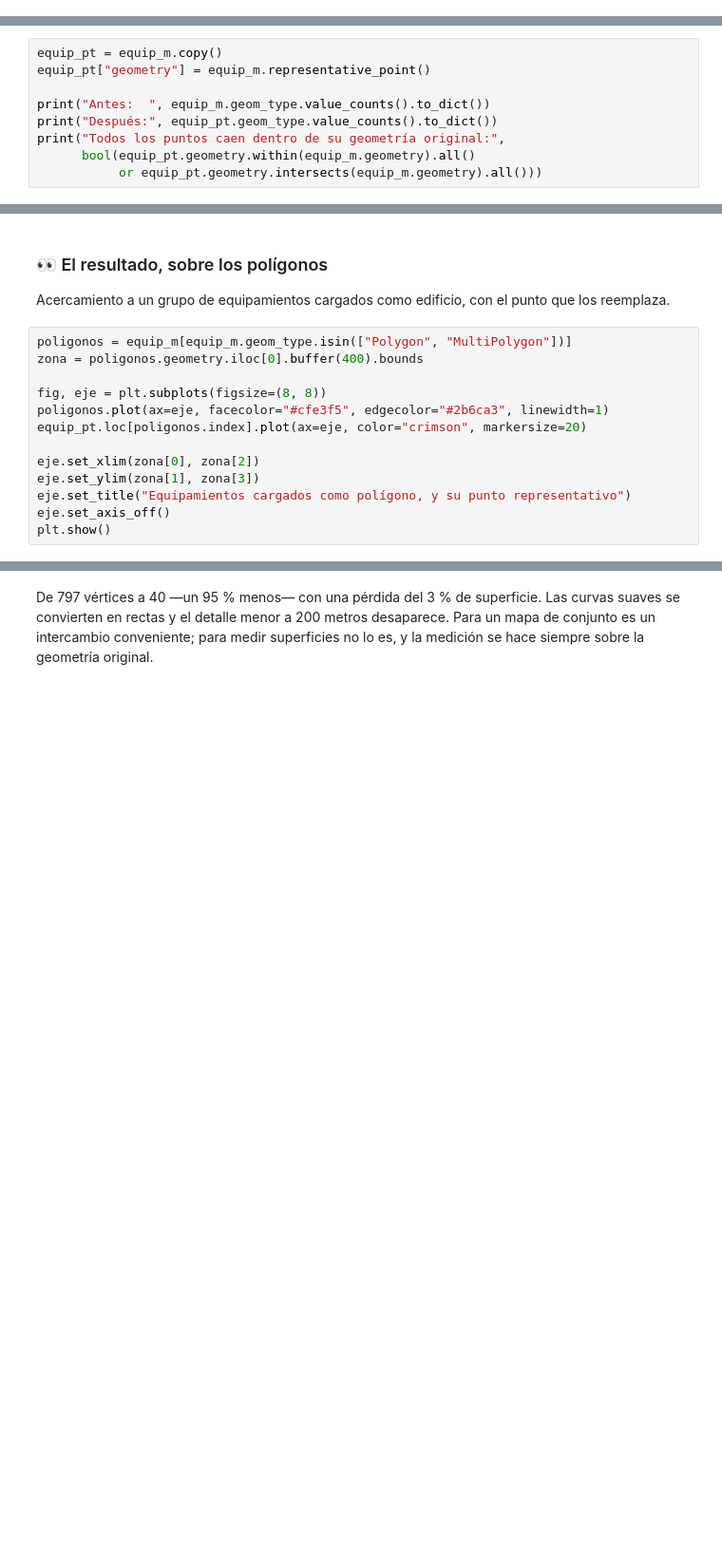
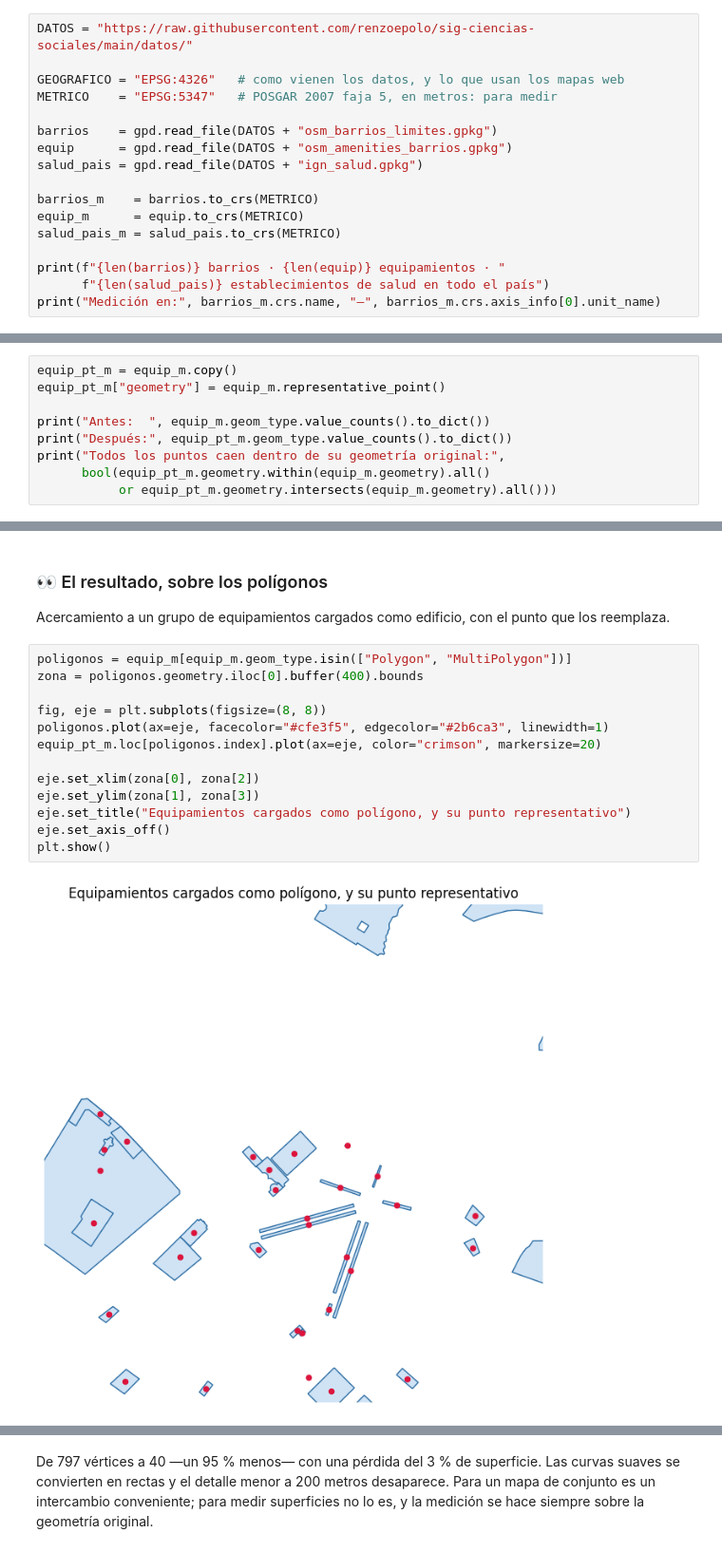
Before and after one commit to renzoepolo/sig-ciencias-sociales, a Jupyter notebook: Clase 6/Clase_6.ipynb, the cells around one changed output, grey strips where cells are left out. Shown at 95% size. Saved outputs shown, nothing was run; the diff lists cells and outputs as text; blank space fills up the shorter version.

```diff
--- a/Clase 6/Clase_6.ipynb
+++ b/Clase 6/Clase_6.ipynb
@@ -142,3 +120,20 @@ print("Medición en:", barrios_m.crs.name, "—", barrios_m.crs.axis_info[0].uni
+# %%
+DATOS = "https://raw.githubusercontent.com/renzoepolo/sig-ciencias-sociales/main/datos/"
+
+GEOGRAFICO = "EPSG:4326"   # como vienen los datos, y lo que usan los mapas web
+METRICO    = "EPSG:5347"   # POSGAR 2007 faja 5, en metros: para medir
+
+barrios    = gpd.read_file(DATOS + "osm_barrios_limites.gpkg")
+equip      = gpd.read_file(DATOS + "osm_amenities_barrios.gpkg")
+salud_pais = gpd.read_file(DATOS + "ign_salud.gpkg")
+
+barrios_m    = barrios.to_crs(METRICO)
+equip_m      = equip.to_crs(METRICO)
+salud_pais_m = salud_pais.to_crs(METRICO)
+
+print(f"{len(barrios)} barrios · {len(equip)} equipamientos · "
+      f"{len(salud_pais)} establecimientos de salud en todo el país")
+print("Medición en:", barrios_m.crs.name, "—", barrios_m.crs.axis_info[0].unit_name)
 # %% [markdown]
 ### 👀 Las tres capas
 
@@ -362,11 +204,11 @@ equip_m.geom_type.value_counts()
 `representative_point()` devuelve, para cada geometría, un punto **garantizado interior**. Para
 un punto devuelve el mismo punto; para un polígono, uno adentro.
 # %%
-equip_pt = equip_m.copy()
-equip_pt["geometry"] = equip_m.representative_point()
+equip_pt_m = equip_m.copy()
+equip_pt_m["geometry"] = equip_m.representative_point()
 
 print("Antes:  ", equip_m.geom_type.value_counts().to_dict())
-print("Después:", equip_pt.geom_type.value_counts().to_dict())
+print("Después:", equip_pt_m.geom_type.value_counts().to_dict())
 print("Todos los puntos caen dentro de su geometría original:",
-      bool(equip_pt.geometry.within(equip_m.geometry).all()
-           or equip_pt.geometry.intersects(equip_m.geometry).all()))
+      bool(equip_pt_m.geometry.within(equip_m.geometry).all()
+           or equip_pt_m.geometry.intersects(equip_m.geometry).all()))
@@ -377,14 +223,16 @@ Acercamiento a un grupo de equipamientos cargados como edificio, con el punto qu
 # %%
 poligonos = equip_m[equip_m.geom_type.isin(["Polygon", "MultiPolygon"])]
 zona = poligonos.geometry.iloc[0].buffer(400).bounds
 
 fig, eje = plt.subplots(figsize=(8, 8))
 poligonos.plot(ax=eje, facecolor="#cfe3f5", edgecolor="#2b6ca3", linewidth=1)
-equip_pt.loc[poligonos.index].plot(ax=eje, color="crimson", markersize=20)
+equip_pt_m.loc[poligonos.index].plot(ax=eje, color="crimson", markersize=20)
 
 eje.set_xlim(zona[0], zona[2])
 eje.set_ylim(zona[1], zona[3])
 eje.set_title("Equipamientos cargados como polígono, y su punto representativo")
 eje.set_axis_off()
 plt.show()
+# %% [output]
+[figure, added]
 # %% [markdown]
```
Also changed, not shown: parts of 127 cells of this notebook.
